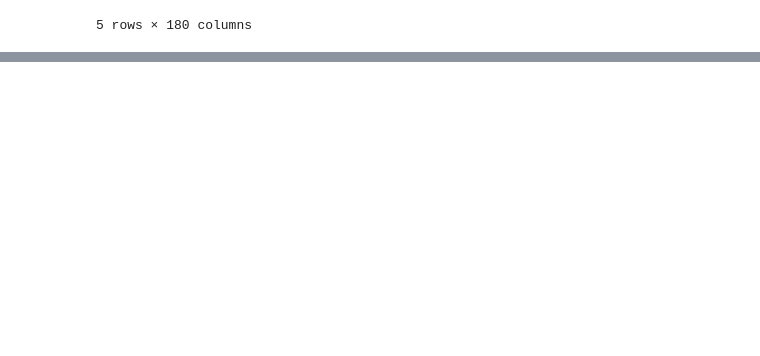
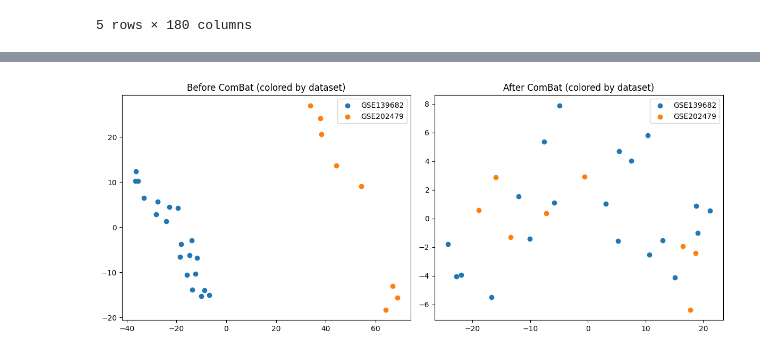
Before and after one commit to DhimanTarafdar/gallbladder_cancer_research, a Jupyter notebook: Gallbladder_Cancer.ipynb, the cells around one changed output, grey strips where cells are left out. Cells and saved outputs as stored; diff of their text form; code cells hidden in the pictures; blank space fills up the shorter version.

```diff
--- a/Gallbladder_Cancer.ipynb
+++ b/Gallbladder_Cancer.ipynb
@@ -302,0 +305,19 @@ Genes present in both (final feature set): 178
+# %%
+!pip install combat --quiet
+
+from combat.pycombat import pycombat
+
+# Separate the expression matrix from label/batch info
+expr_only = combined_expr.drop(columns=['label', 'batch']).T   # genes x samples (combat expects this shape)
+batch_labels = combined_expr['batch'].values
+
+# Run ComBat batch correction
+expr_corrected = pycombat(expr_only, batch_labels)
+
+# Put back into samples x genes format
+expr_corrected = expr_corrected.T
+expr_corrected['label'] = combined_expr['label'].values
+expr_corrected['batch'] = combined_expr['batch'].values
+
+print(expr_corrected.shape)
+expr_corrected.head()
@@ -302,0 +341,30 @@ Genes present in both (final feature set): 178
+# %%
+from sklearn.decomposition import PCA
+import matplotlib.pyplot as plt
+
+X = expr_corrected.drop(columns=['label', 'batch']).values
+pca = PCA(n_components=2)
+coords = pca.fit_transform(X)
+
+fig, axes = plt.subplots(1, 2, figsize=(12,5))
+
+# Before correction, colored by batch (dataset)
+X_before = combined_expr.drop(columns=['label','batch']).values
+coords_before = PCA(n_components=2).fit_transform(X_before)
+for batch in combined_expr['batch'].unique():
+    idx = combined_expr['batch'] == batch
+    axes[0].scatter(coords_before[idx,0], coords_before[idx,1], label=batch)
+axes[0].set_title('Before ComBat (colored by dataset)')
+axes[0].legend()
+
+# After correction, colored by batch
+for batch in expr_corrected['batch'].unique():
+    idx = expr_corrected['batch'] == batch
+    axes[1].scatter(coords[idx,0], coords[idx,1], label=batch)
+axes[1].set_title('After ComBat (colored by dataset)')
+axes[1].legend()
+
+plt.tight_layout()
+plt.show()
+# %% [output]
+[figure, added]
```
Also changed, not shown: parts of 2 cells of this notebook.
